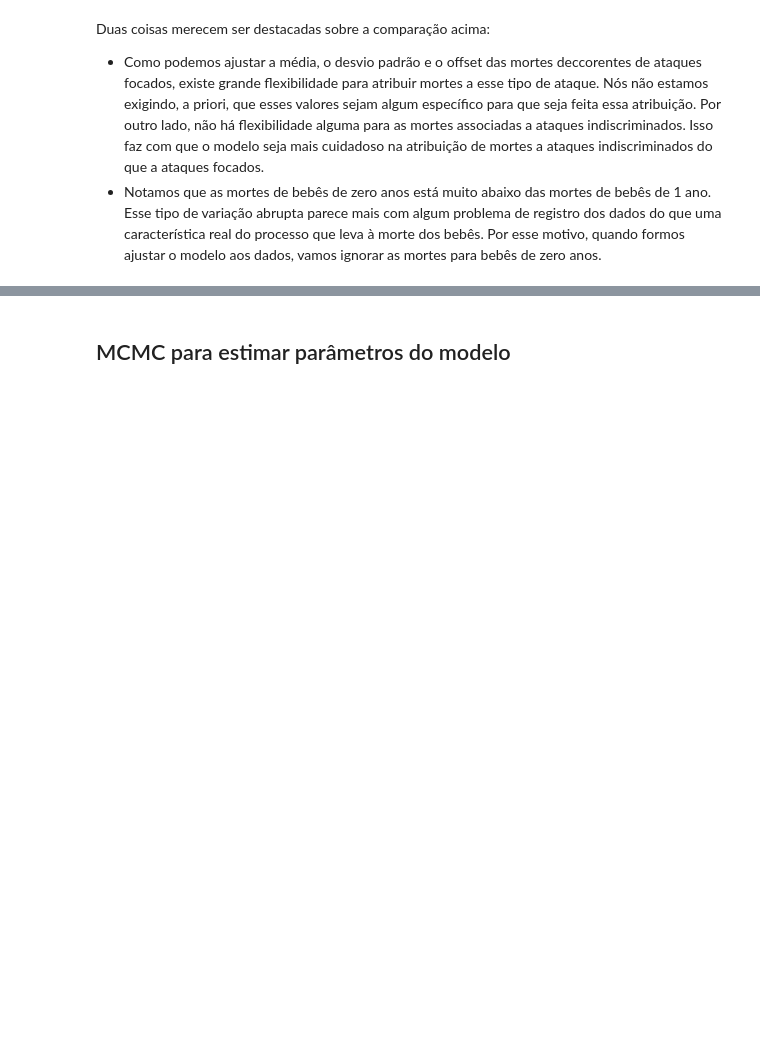
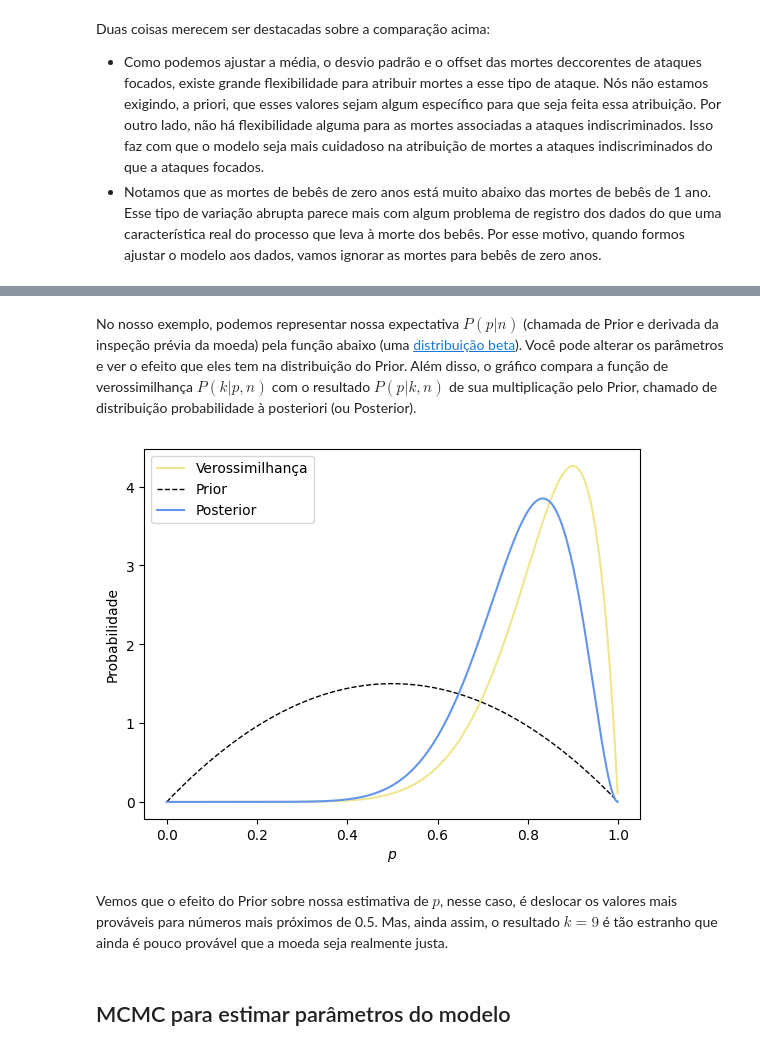
Before and after one commit to tecMTST/tutorial-de-dados, a Jupyter notebook: 30_massacre-gaza/10_ajuste-modelo_MCMC_mortos-gaza.ipynb, the cells around one changed output, grey strips where cells are left out. Saved outputs shown, nothing was run; the diff lists cells and outputs as text; code cells hidden in the pictures; blank space fills up the shorter version.

```diff
--- a/30_massacre-gaza/10_ajuste-modelo_MCMC_mortos-gaza.ipynb
+++ b/30_massacre-gaza/10_ajuste-modelo_MCMC_mortos-gaza.ipynb
@@ -363,3 +449,31 @@ Duas coisas merecem ser destacadas sobre a comparação acima:
+# %% [markdown]
+No nosso exemplo, podemos representar nossa expectativa $P(p|n)$ (chamada de Prior e derivada da inspeção prévia da moeda) pela função abaixo (uma [distribuição beta](https://pt.wikipedia.org/wiki/Distribui%C3%A7%C3%A3o_beta)). Você pode alterar os parâmetros e ver o efeito que eles tem na distribuição do Prior. Além disso, o gráfico compara a função de verossimilhança $P(k|p,n)$ com o resultado $P(p|k,n)$ de sua multiplicação pelo Prior, chamado de distribuição probabilidade à posteriori (ou Posterior).
+# %%
+# Gráfico
+prior = sc.stats.distributions.beta.pdf(p, 2, 2)
+
+# Cálculo da distribuição de probabilidade à posteriori:
+posterior = prior * prob_cara
+norm_post = posterior.sum() * dp
+# É preciso normalizar a probabilidade para que ela totalize 100%:
+posterior = posterior / norm_post
+
+# Cálculo da normalização da Verossimilhança, para facilitar a comparação:
+norm_prob = prob_cara.sum() * dp
+
+# Gráficos:
+pl.plot(p, prob_cara / norm_prob, color='khaki', label='Verossimilhança')
+pl.plot(p, prior, color='k', linewidth=1, linestyle='--', label='Prior')
+pl.plot(p, posterior, color='cornflowerblue', label='Posterior')
+# Formatação:
+pl.ylabel('Probabilidade'.format(k, n))
+pl.xlabel('$p$')
+pl.legend()
+pl.show()
+# %% [output]
+[figure, added]
+# %% [markdown]
+Vemos que o efeito do Prior sobre nossa estimativa de $p$, nesse caso, é deslocar os valores mais prováveis para números mais próximos de 0.5. Mas, ainda assim, o resultado $k=9$ é tão estranho que ainda é pouco provável que a moeda seja realmente justa.
 # %% [markdown]
 ## MCMC para estimar parâmetros do modelo
 # %%
```
Also changed, not shown: parts of 18 cells of this notebook, 2 other files.
